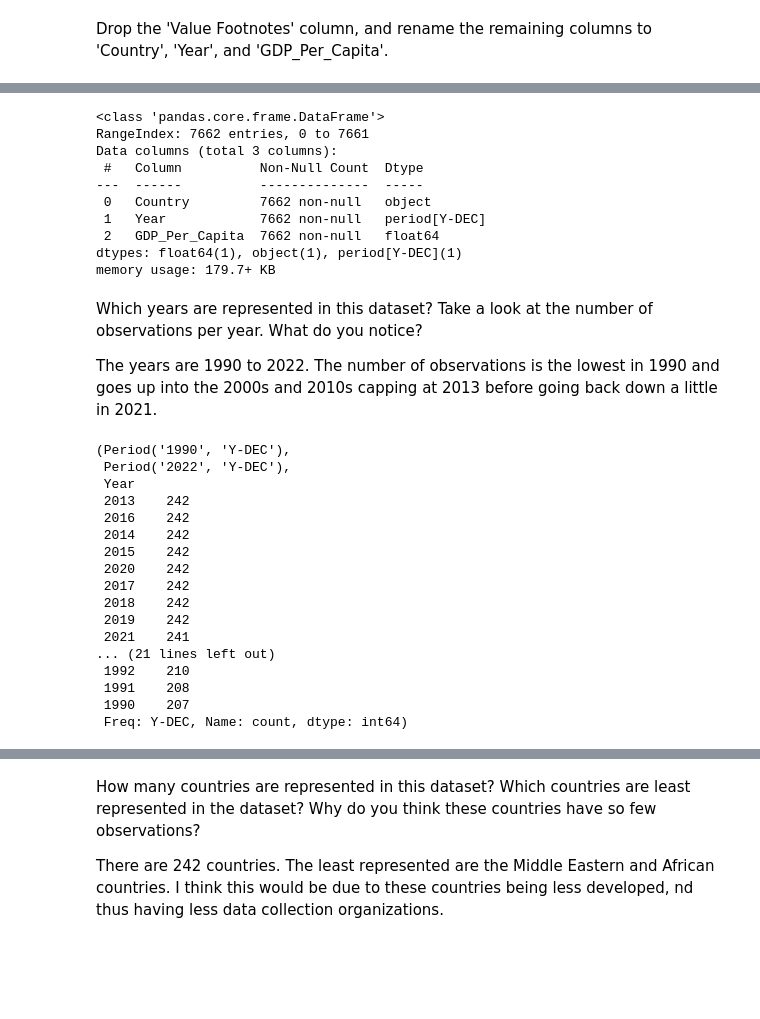
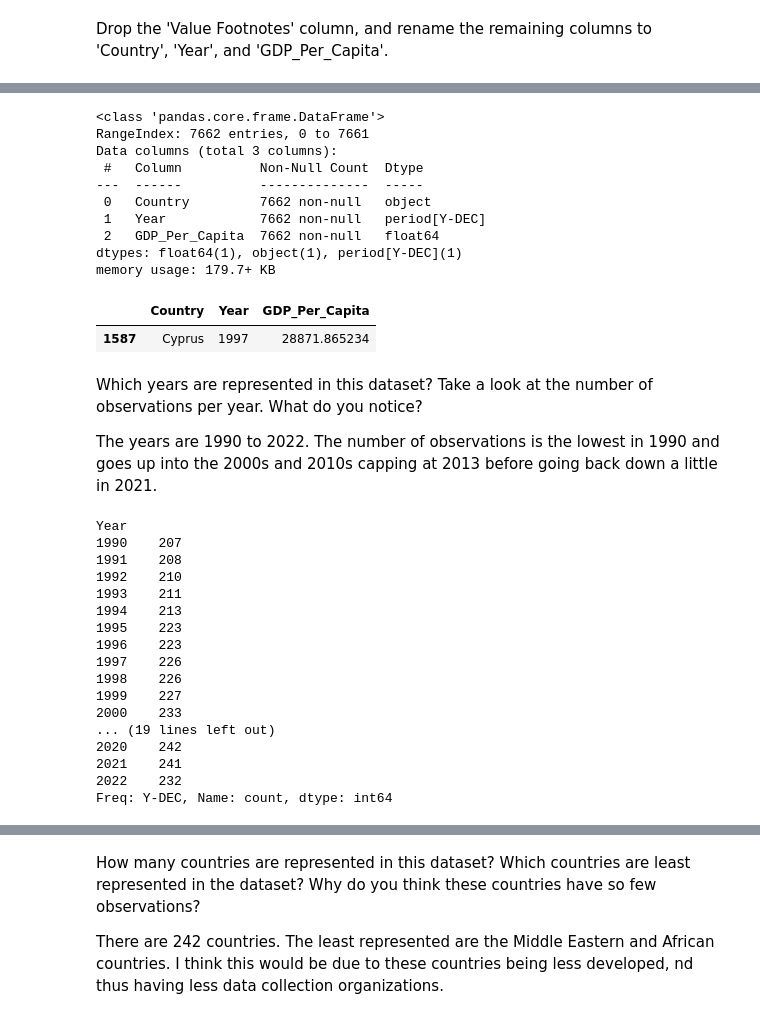
Before and after one commit to nss-data-science-cohort-8/un-exploration-Mythical-clj, a Jupyter notebook: notebooks/UN_Data_Exploration.ipynb, the cells around one changed output, grey strips where cells are left out. Drawn from its saved outputs; the diff is of its cells as text; code cells hidden in the pictures; blank space fills up the shorter version.

```diff
--- a/notebooks/UN_Data_Exploration.ipynb
+++ b/notebooks/UN_Data_Exploration.ipynb
@@ -28,43 +24,44 @@ gdp_df['Year'] = pd.to_datetime(gdp_df['Year'], format = '%Y', errors='coerce').
 # %%
 gdp_df.info()
+gdp_df.sample()
 # %% [output]
 <class 'pandas.core.frame.DataFrame'>
 RangeIndex: 7662 entries, 0 to 7661
 Data columns (total 3 columns):
  #   Column          Non-Null Count  Dtype
 ---  ------          --------------  -----
  0   Country         7662 non-null   object
  1   Year            7662 non-null   period[Y-DEC]
  2   GDP_Per_Capita  7662 non-null   float64
 dtypes: float64(1), object(1), period[Y-DEC](1)
 memory usage: 179.7+ KB
+|  | Country | Year | GDP_Per_Capita |
+| 1587 | Cyprus | 1997 | 28871.865234 |
 # %% [markdown]
 Which years are represented in this dataset? Take a look at the number of observations per year. What do you notice?
 
 The years are 1990 to 2022. The number of observations is the lowest in 1990 and goes up into the 2000s and 2010s capping at 2013 before going back down a little in 2021.
 # %%
-(
-    gdp_df["Year"].min(),
-    gdp_df["Year"].max(),
-    gdp_df["Year"].value_counts()
-)
+gdp_df["Year"].min(),
+gdp_df["Year"].max(),
+gdp_df["Year"].value_counts().sort_index()
 # %% [output]
-(Period('1990', 'Y-DEC'),
- Period('2022', 'Y-DEC'),
- Year
- 2013    242
- 2016    242
- 2014    242
- 2015    242
- 2020    242
- 2017    242
- 2018    242
- 2019    242
- 2021    241
-... (21 lines left out)
- 1992    210
- 1991    208
- 1990    207
- Freq: Y-DEC, Name: count, dtype: int64)
+Year
+1990    207
+1991    208
+1992    210
+1993    211
+1994    213
+1995    223
+1996    223
+1997    226
+1998    226
+1999    227
+2000    233
+... (19 lines left out)
+2020    242
+2021    241
+2022    232
+Freq: Y-DEC, Name: count, dtype: int64
 # %%
 gdp_df['Country'].nunique()
```
Also changed, not shown: parts of 15 cells of this notebook.
